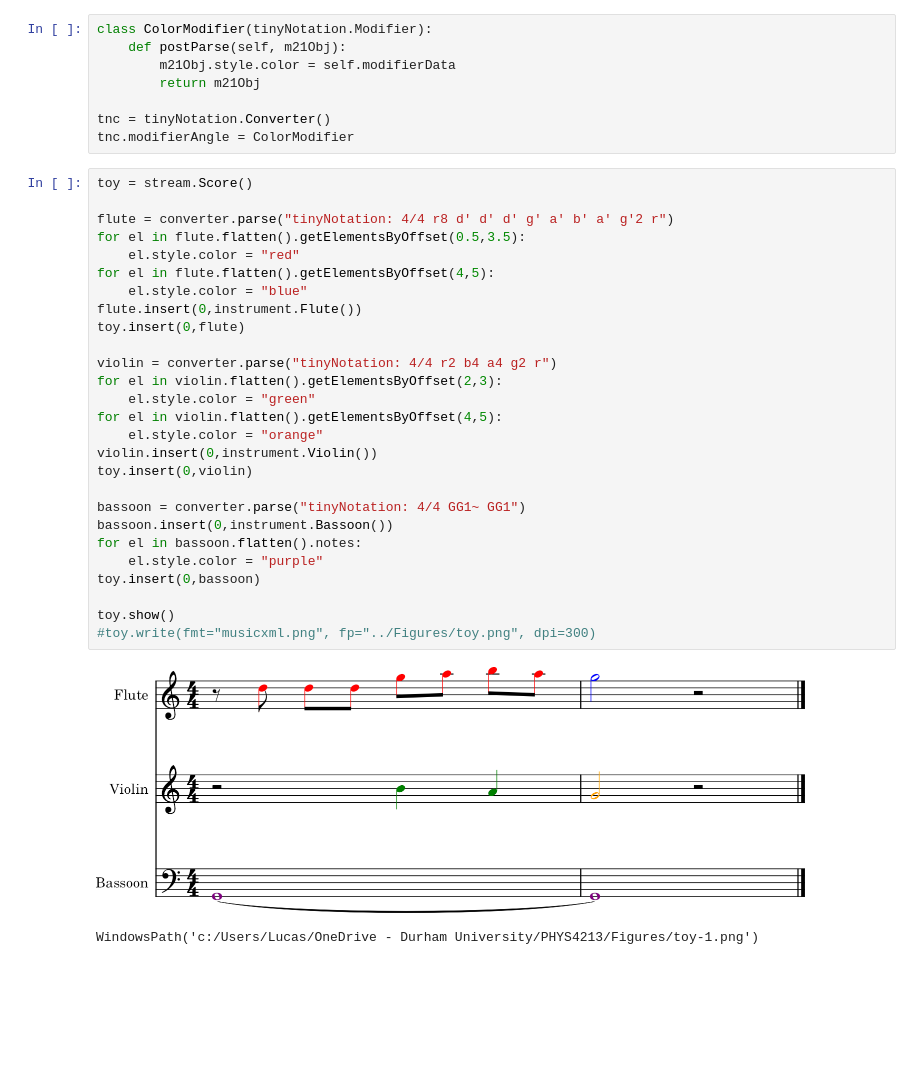
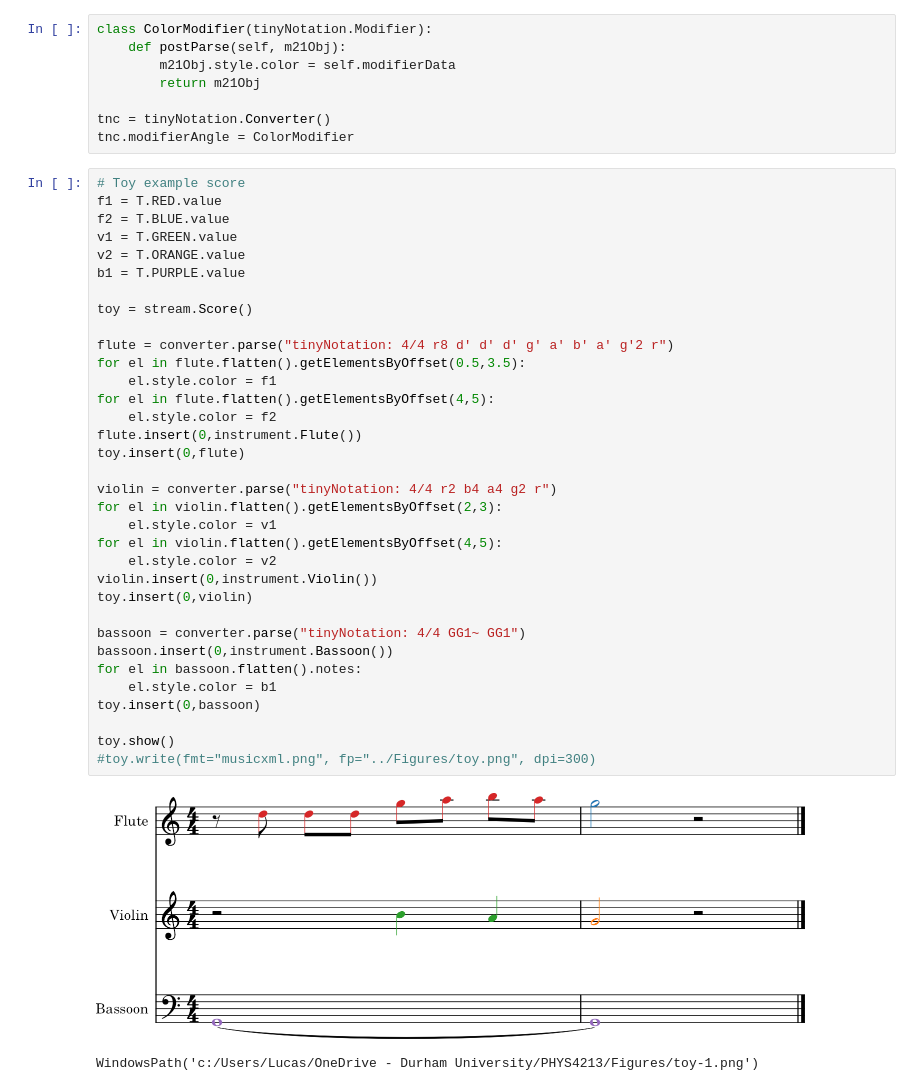
Before and after one commit to KirbyZX/PHYS4213, a Jupyter notebook: Notebooks/Figures.ipynb, the cells around one changed output. Cells and saved outputs as stored; diff of their text form; blank space fills up the shorter version.

```diff
--- a/Notebooks/Figures.ipynb
+++ b/Notebooks/Figures.ipynb
@@ -22,33 +24,40 @@ class ColorModifier(tinyNotation.Modifier):
 tnc = tinyNotation.Converter()
 tnc.modifierAngle = ColorModifier
 # %%
+# Toy example score
+f1 = T.RED.value
+f2 = T.BLUE.value
+v1 = T.GREEN.value
+v2 = T.ORANGE.value
+b1 = T.PURPLE.value
+
 toy = stream.Score()
 
 flute = converter.parse("tinyNotation: 4/4 r8 d' d' d' g' a' b' a' g'2 r")
 for el in flute.flatten().getElementsByOffset(0.5,3.5):
-    el.style.color = "red"
+    el.style.color = f1
 for el in flute.flatten().getElementsByOffset(4,5):
-    el.style.color = "blue"
+    el.style.color = f2
 flute.insert(0,instrument.Flute())
 toy.insert(0,flute)
 
 violin = converter.parse("tinyNotation: 4/4 r2 b4 a4 g2 r")
 for el in violin.flatten().getElementsByOffset(2,3):
-    el.style.color = "green"
+    el.style.color = v1
 for el in violin.flatten().getElementsByOffset(4,5):
-    el.style.color = "orange"
+    el.style.color = v2
 violin.insert(0,instrument.Violin())
 toy.insert(0,violin)
 
 bassoon = converter.parse("tinyNotation: 4/4 GG1~ GG1")
 bassoon.insert(0,instrument.Bassoon())
 for el in bassoon.flatten().notes:
-    el.style.color = "purple"
+    el.style.color = b1
 toy.insert(0,bassoon)
 
 toy.show()
 #toy.write(fmt="musicxml.png", fp="../Figures/toy.png", dpi=300)
 # %% [output]
-[figure, old version]
+[figure, new version]
 WindowsPath('c:/Users/Lucas/OneDrive - Durham University/PHYS4213/Figures/toy-1.png')
 # %%
```
Also changed, not shown: parts of 2 cells of this notebook, 11 other files.
